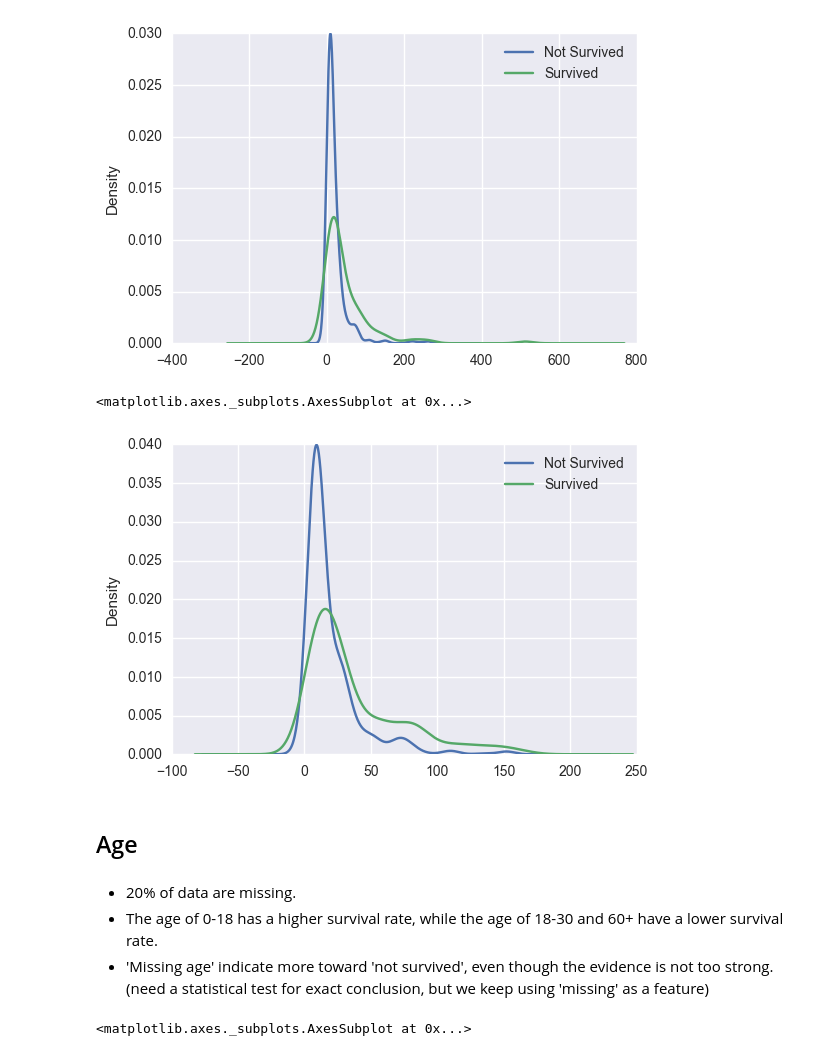
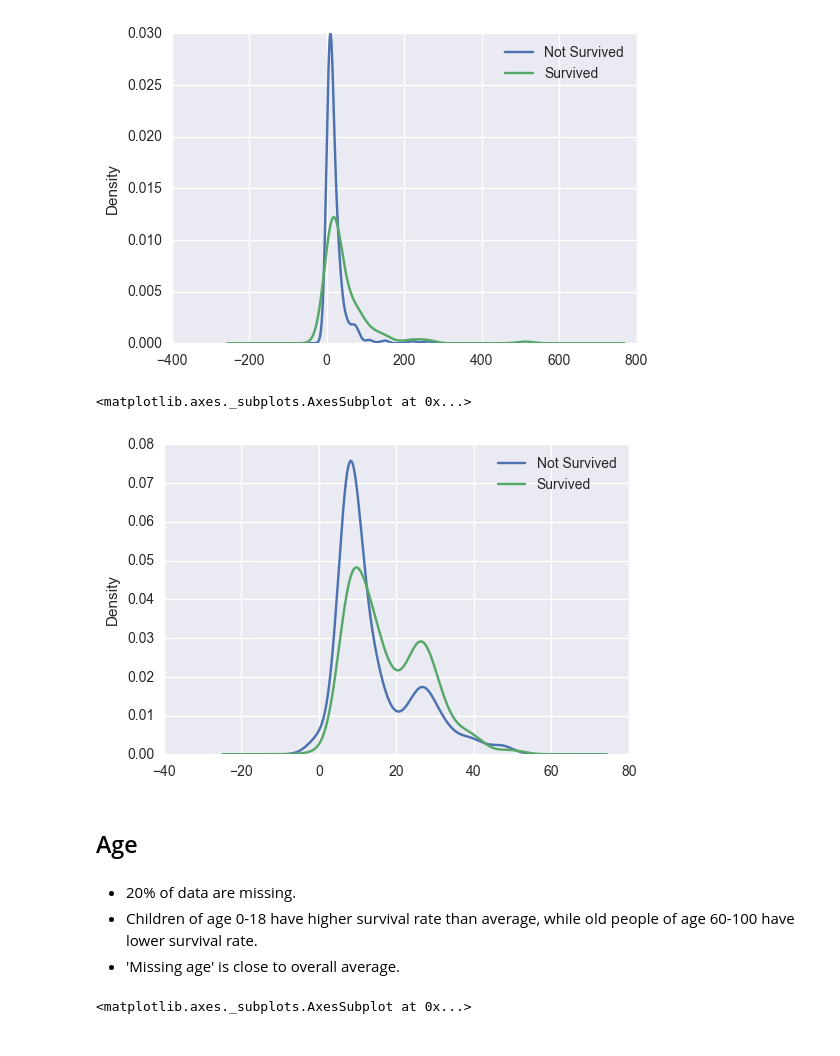
Before and after one commit to smkim235/kaggle, a Jupyter notebook: 1. Titanic Survival/1. Titanic - Data Exploration.ipynb, the cells around one changed output. Drawn from its saved outputs; the diff is of its cells as text; code cells hidden in the pictures.

```diff
--- a/titanic_survival/1. Titanic - Data Exploration.ipynb
+++ b/1. Titanic Survival/1. Titanic - Data Exploration.ipynb
@@ -187,19 +192,19 @@ fares[mask_survived].plot(kind='kde', label='Survived', legend=True)
 <matplotlib.axes._subplots.AxesSubplot at 0x...>
 [figure]
 # %%
-plot_data = df.Fare[df.Fare < 200]
+plot_data = df.Fare[df.Fare < 50]
 mask_survived = (df.Survived == 1)
 plot_data[~mask_survived].plot(kind='kde', label='Not Survived', legend=True)
 plot_data[mask_survived].plot(kind='kde', label='Survived', legend=True)
 # %% [output]
 <matplotlib.axes._subplots.AxesSubplot at 0x...>
-[figure, old version]
+[figure, new version]
 # %% [markdown]
 ## Age
 # %% [markdown]
 - 20% of data are missing.
-- The age of 0-18 has a higher survival rate, while the age of 18-30 and 60+ have a lower survival rate.
-- 'Missing age' indicate more toward 'not survived', even though the evidence is not too strong. (need a statistical test for exact conclusion, but we keep using 'missing' as a feature)
+- Children of age 0-18 have higher survival rate than average, while old people of age 60-100 have lower survival rate.
+- 'Missing age' is close to overall average.
 # %%
 plot_data = df.Age[df.Age.notnull()]
 mask_survived = (df.Survived == 1)
```
Also changed, not shown: parts of 11 cells of this notebook, 8 other files.
